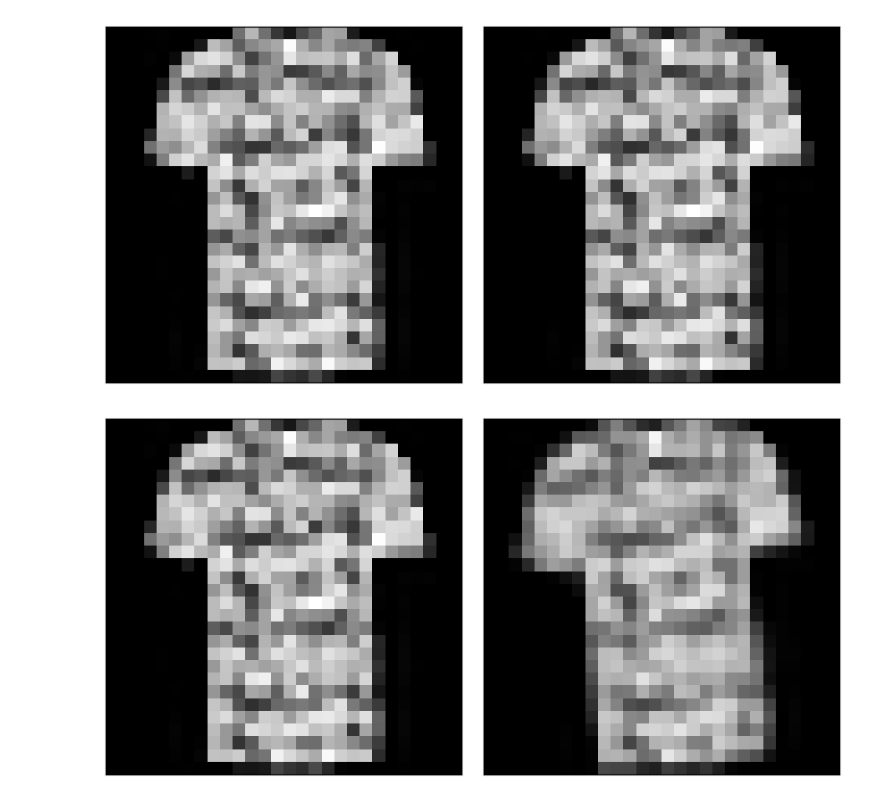
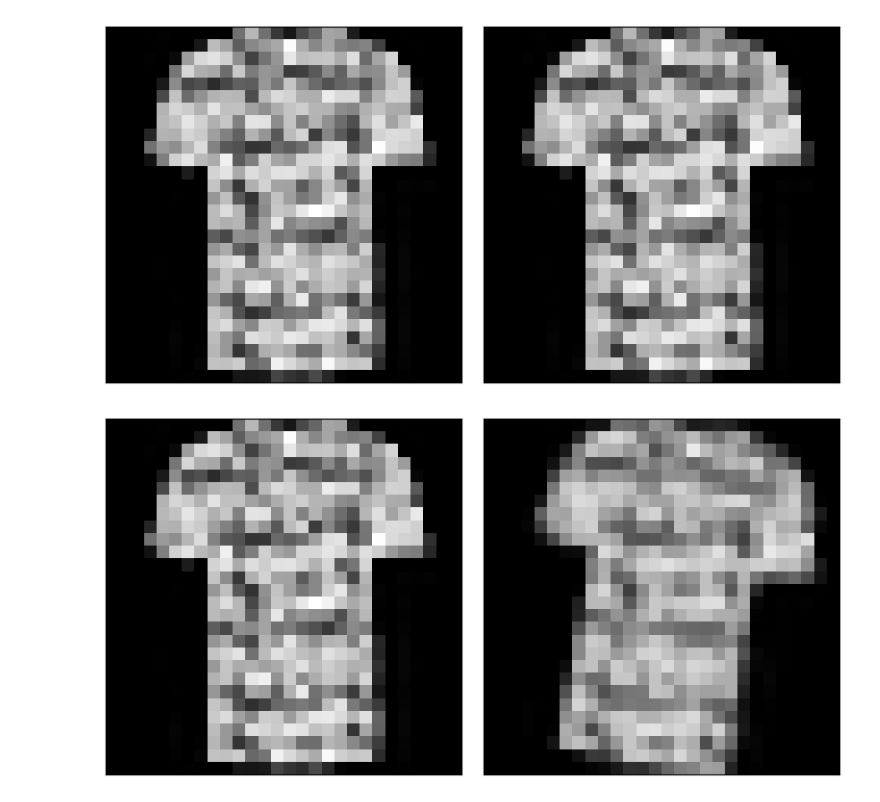
Before and after one commit to ratva/Multi-class-Image-Classification-for-Unbalanced-Fashion-Data, a Jupyter notebook: problem2Images.ipynb, the cells around one changed output. Saved outputs shown, nothing was run; the diff lists cells and outputs as text; code cells hidden in the pictures.

Commit message:
Transformation Functions completed!

```diff
--- a/problem2Images.ipynb
+++ b/problem2Images.ipynb
@@ -71,10 +170,10 @@ show_image(x_tr_sc, top_int, dark_top2)
 # %% [output]
 [figure]
 # %%
-r_top = skimage.transform.rotate(top, 5)
+r_top = skimage.transform.rotate(top, -10)    # +/- 10 ~ 2 degrees
 show_image(x_tr_sc, top_int, r_top)
 # %% [output]
-[figure, old version]
+[figure, new version]
 # %%
 noisy_top1 = skimage.util.random_noise(top, mode='gaussian')
 noisy_top2= skimage.util.random_noise(top, mode='localvar')
```
Also changed, not shown: parts of 8 cells of this notebook.
